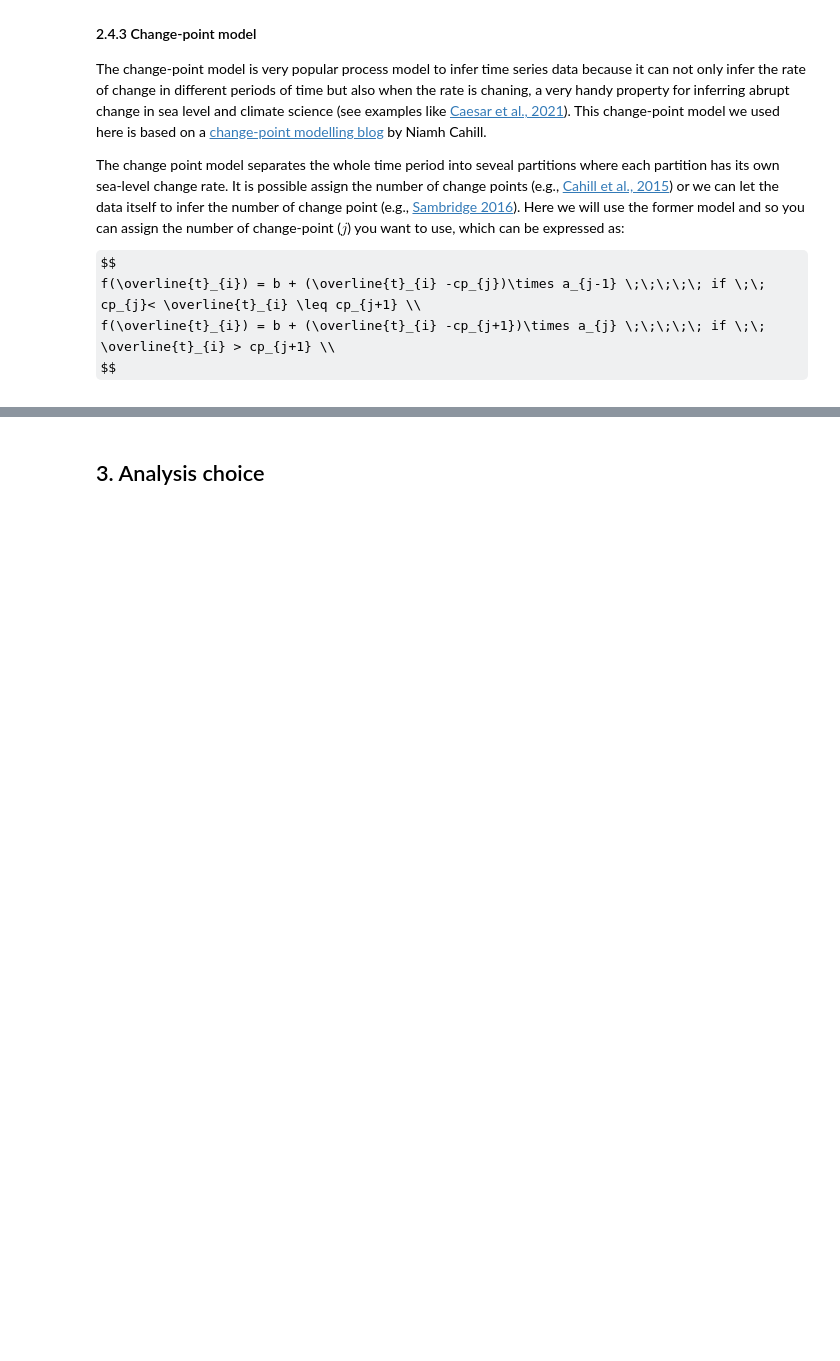
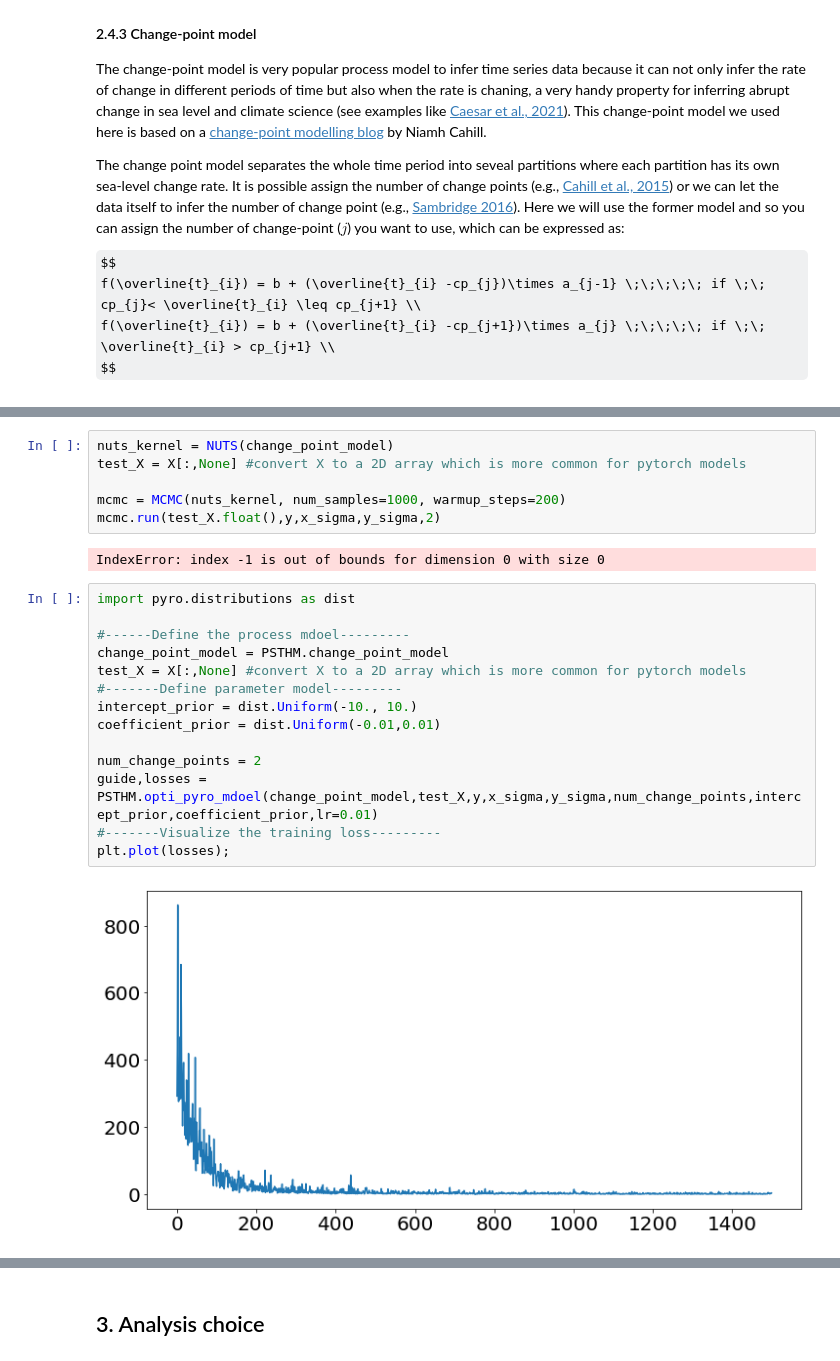
Before and after one commit to radical-collaboration/PaleoSTeHM, a Jupyter notebook: Tutorials/1. Introduction/Paleo_STeHM_intro.ipynb, the cells around one changed output, grey strips where cells are left out. Saved outputs shown, nothing was run; the diff lists cells and outputs as text; some formulas as TeX source; blank space fills up the shorter version.

```diff
--- a/Tutorials/1. Introduction/Paleo_STeHM_intro.ipynb
+++ b/Tutorials/1. Introduction/Paleo_STeHM_intro.ipynb
@@ -523,0 +548,24 @@ tensor([135, 113, 131, 133, 132, 114, 134, 125, 115, 129, 116, 108, 128, 104,
+# %%
+nuts_kernel = NUTS(change_point_model)
+test_X = X[:,None] #convert X to a 2D array which is more common for pytorch models
+
+mcmc = MCMC(nuts_kernel, num_samples=1000, warmup_steps=200)
+mcmc.run(test_X.float(),y,x_sigma,y_sigma,2)
+# %% [output]
+IndexError: index -1 is out of bounds for dimension 0 with size 0
+# %%
+import pyro.distributions as dist
+
+#------Define the process mdoel---------
+change_point_model = PSTHM.change_point_model
+test_X = X[:,None] #convert X to a 2D array which is more common for pytorch models
+#-------Define parameter model---------
+intercept_prior = dist.Uniform(-10., 10.)
+coefficient_prior = dist.Uniform(-0.01,0.01)
+
+num_change_points = 2
+guide,losses = PSTHM.opti_pyro_mdoel(change_point_model,test_X,y,x_sigma,y_sigma,num_change_points,intercept_prior,coefficient_prior,lr=0.01)
+#-------Visualize the training loss---------
+plt.plot(losses);
+# %% [output]
+[figure, added]
```
Also changed, not shown: parts of 10 cells of this notebook, 1 other file.
